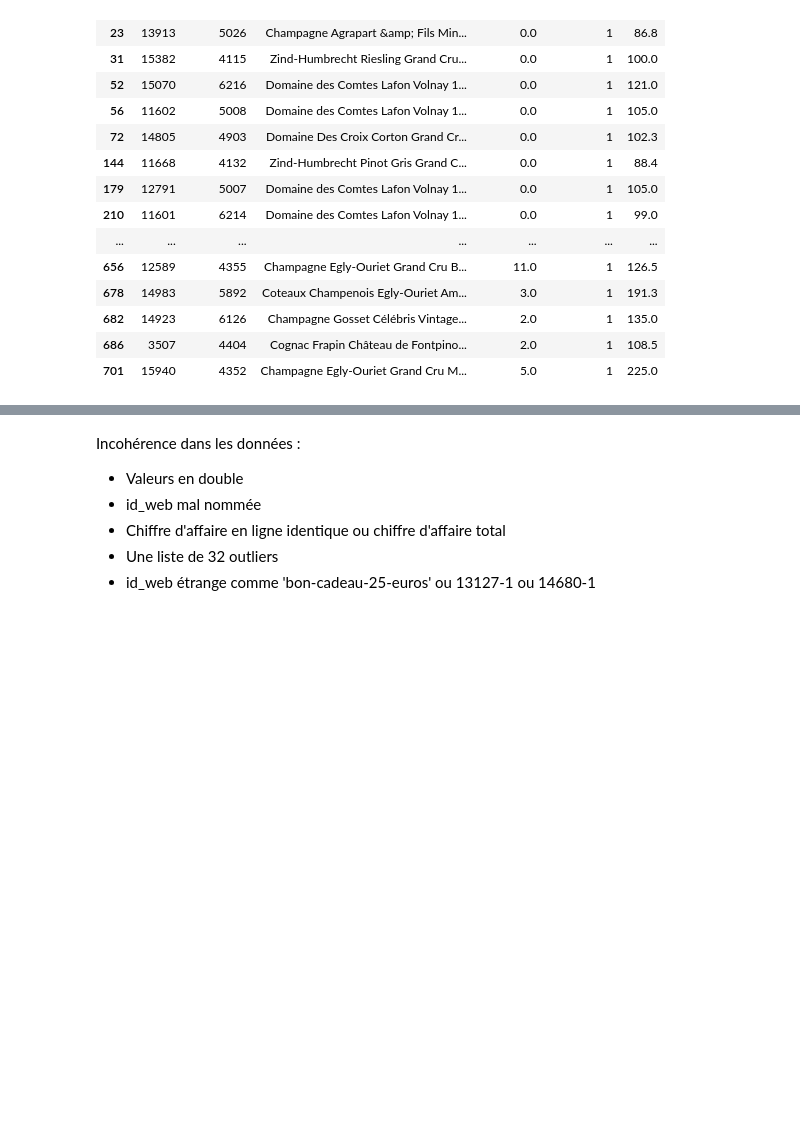
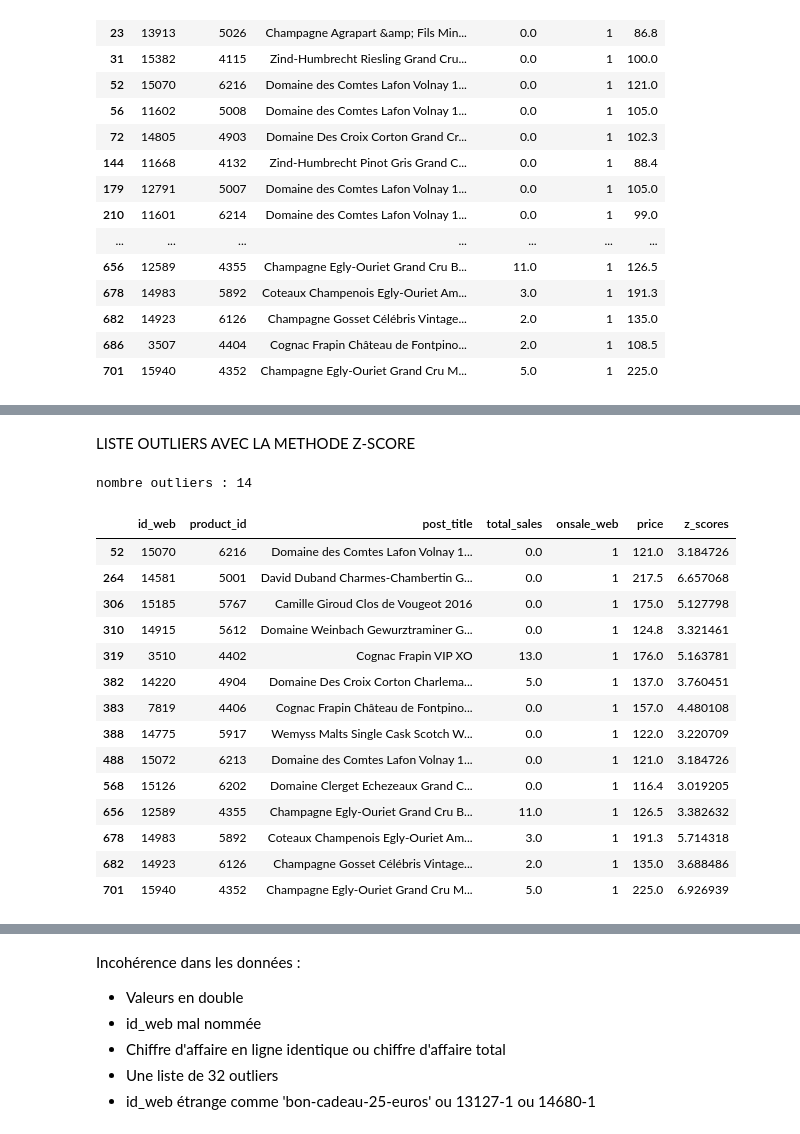
Before and after one commit to kikduck/P5-DA, a Jupyter notebook: notebook p5.ipynb, the cells around one changed output, grey strips where cells are left out. Drawn from its saved outputs; the diff is of its cells as text; code cells hidden in the pictures; blank space fills up the shorter version.

```diff
--- a/notebook p5.ipynb
+++ b/notebook p5.ipynb
@@ -260,0 +306,2 @@ nombre outliers : 32
+# %% [markdown]
+LISTE OUTLIERS AVEC LA METHODE Z-SCORE
@@ -260,0 +312,21 @@ nombre outliers : 32
+# %%
+Zscore_outliers = df_complete[(df_complete['z_scores'] > 3) | (df_complete['z_scores'] < -3)]
+print('nombre outliers :', len(Zscore_outliers))
+Zscore_outliers.head(len(Zscore_outliers))
+# %% [output]
+nombre outliers : 14
+|  | id_web | product_id | post_title | total_sales | onsale_web | price | z_scores |
+| 52 | 15070 | 6216 | Domaine des Comtes Lafon Volnay 1... | 0.0 | 1 | 121.0 | 3.184726 |
+| 264 | 14581 | 5001 | David Duband Charmes-Chambertin G... | 0.0 | 1 | 217.5 | 6.657068 |
+| 306 | 15185 | 5767 | Camille Giroud Clos de Vougeot 2016 | 0.0 | 1 | 175.0 | 5.127798 |
+| 310 | 14915 | 5612 | Domaine Weinbach Gewurztraminer G... | 0.0 | 1 | 124.8 | 3.321461 |
+| 319 | 3510 | 4402 | Cognac Frapin VIP XO | 13.0 | 1 | 176.0 | 5.163781 |
+| 382 | 14220 | 4904 | Domaine Des Croix Corton Charlema... | 5.0 | 1 | 137.0 | 3.760451 |
+| 383 | 7819 | 4406 | Cognac Frapin Château de Fontpino... | 0.0 | 1 | 157.0 | 4.480108 |
+| 388 | 14775 | 5917 | Wemyss Malts Single Cask Scotch W... | 0.0 | 1 | 122.0 | 3.220709 |
+| 488 | 15072 | 6213 | Domaine des Comtes Lafon Volnay 1... | 0.0 | 1 | 121.0 | 3.184726 |
+| 568 | 15126 | 6202 | Domaine Clerget Echezeaux Grand C... | 0.0 | 1 | 116.4 | 3.019205 |
+| 656 | 12589 | 4355 | Champagne Egly-Ouriet Grand Cru B... | 11.0 | 1 | 126.5 | 3.382632 |
+| 678 | 14983 | 5892 | Coteaux Champenois Egly-Ouriet Am... | 3.0 | 1 | 191.3 | 5.714318 |
+| 682 | 14923 | 6126 | Champagne Gosset Célébris Vintage... | 2.0 | 1 | 135.0 | 3.688486 |
+| 701 | 15940 | 4352 | Champagne Egly-Ouriet Grand Cru M... | 5.0 | 1 | 225.0 | 6.926939 |
```
Also changed, not shown: parts of 15 cells of this notebook.
